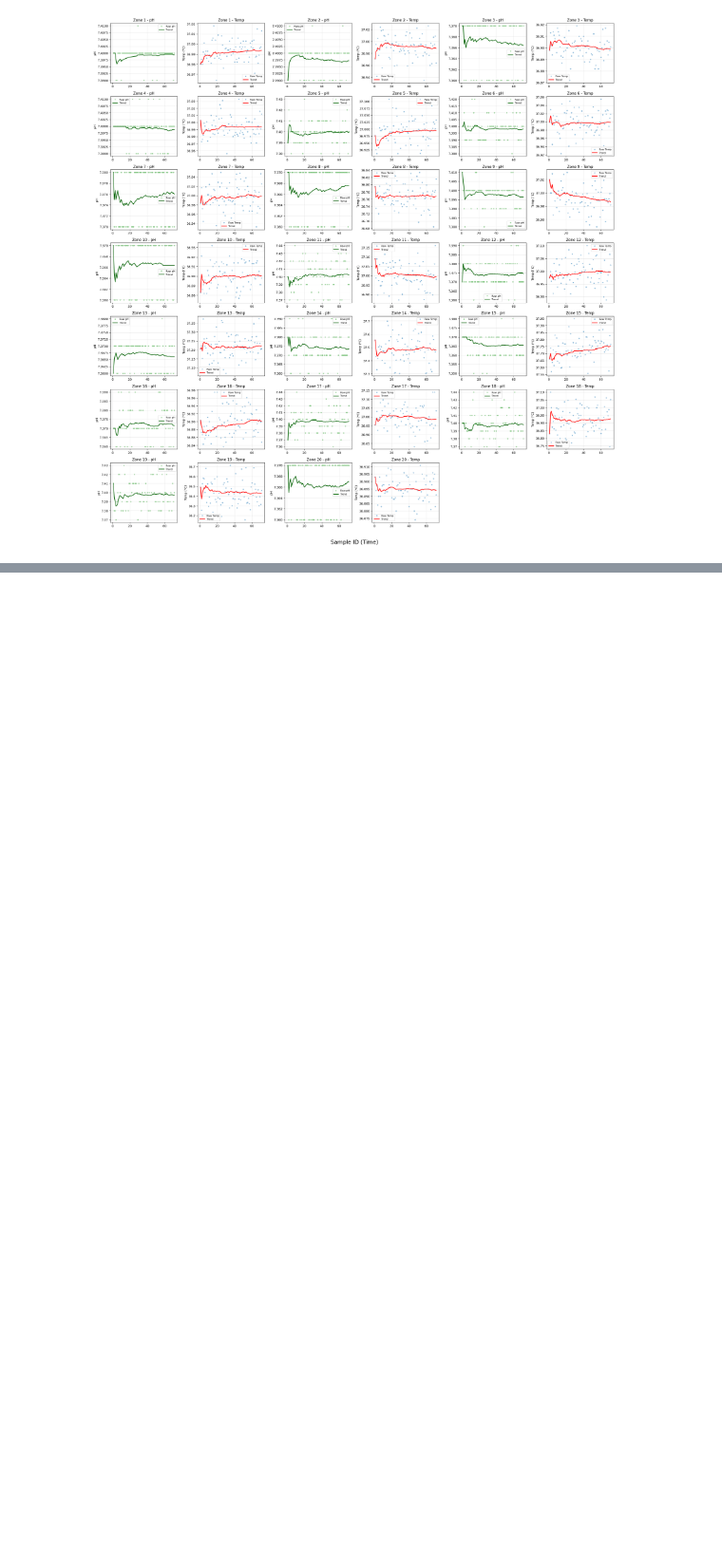
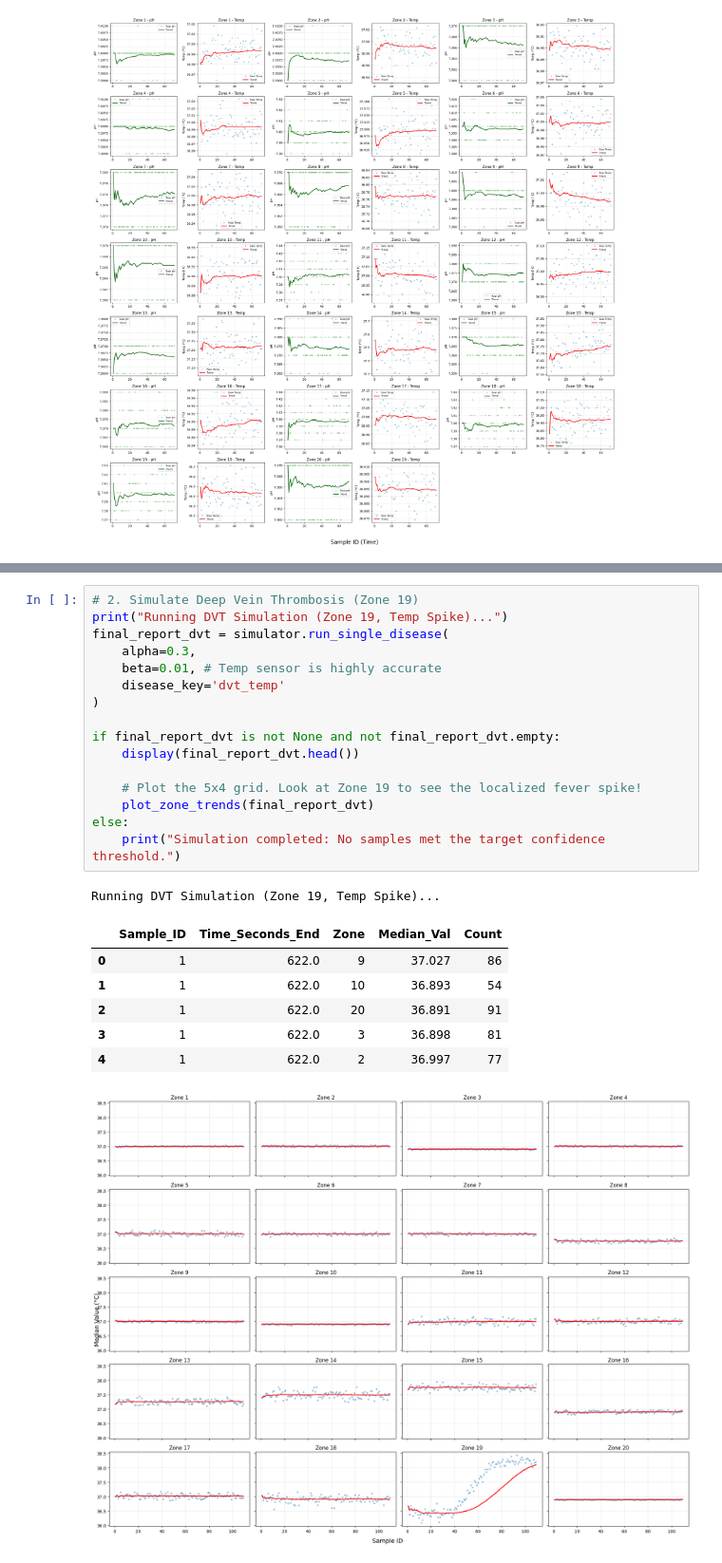
Before and after one commit to Volpi22/Sim_01_Toy_Tests, a Jupyter notebook: Tests.ipynb, the cells around one changed output, grey strips where cells are left out. Shown at 95% size. Drawn from its saved outputs; the diff is of its cells as text; blank space fills up the shorter version.

```diff
--- a/Tests.ipynb
+++ b/Tests.ipynb
@@ -116,0 +145,25 @@ plot_combined_zone_trends(final_report_combined)
+# %%
+# 2. Simulate Deep Vein Thrombosis (Zone 19)
+print("Running DVT Simulation (Zone 19, Temp Spike)...")
+final_report_dvt = simulator.run_single_disease(
+    alpha=0.3,
+    beta=0.01, # Temp sensor is highly accurate
+    disease_key='dvt_temp'
+)
+
+if final_report_dvt is not None and not final_report_dvt.empty:
+    display(final_report_dvt.head())
+
+    # Plot the 5x4 grid. Look at Zone 19 to see the localized fever spike!
+    plot_zone_trends(final_report_dvt)
+else:
+    print("Simulation completed: No samples met the target confidence threshold.")
+# %% [output]
+Running DVT Simulation (Zone 19, Temp Spike)...
+|  | Sample_ID | Time_Seconds_End | Zone | Median_Val | Count |
+| 0 | 1 | 622.0 | 9 | 37.027 | 86 |
+| 1 | 1 | 622.0 | 10 | 36.893 | 54 |
+| 2 | 1 | 622.0 | 20 | 36.891 | 91 |
+| 3 | 1 | 622.0 | 3 | 36.898 | 81 |
+| 4 | 1 | 622.0 | 2 | 36.997 | 77 |
+[figure, added]
```
Also changed, not shown: parts of 4 cells of this notebook, 3 other files.
